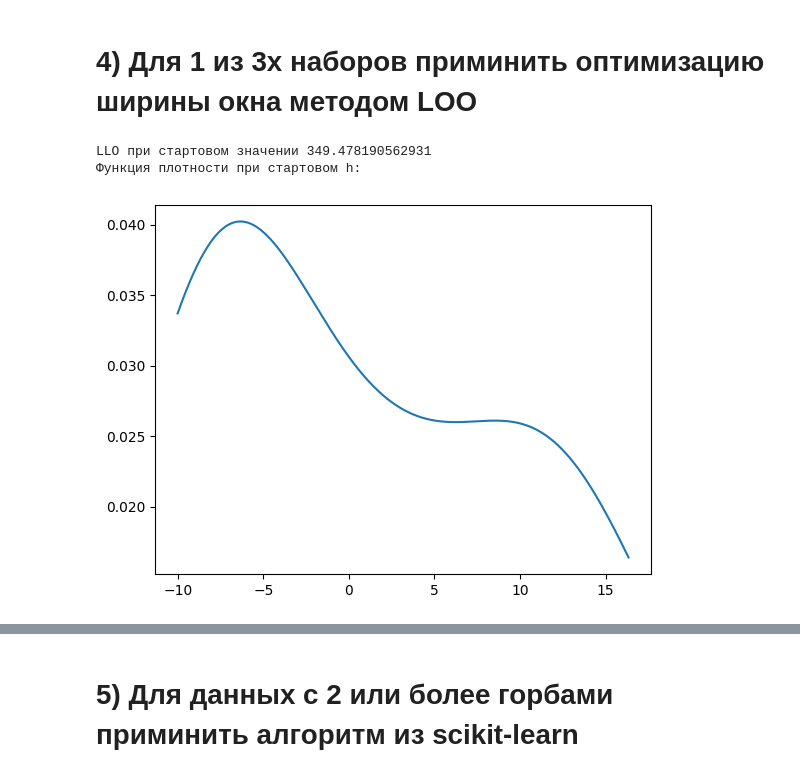
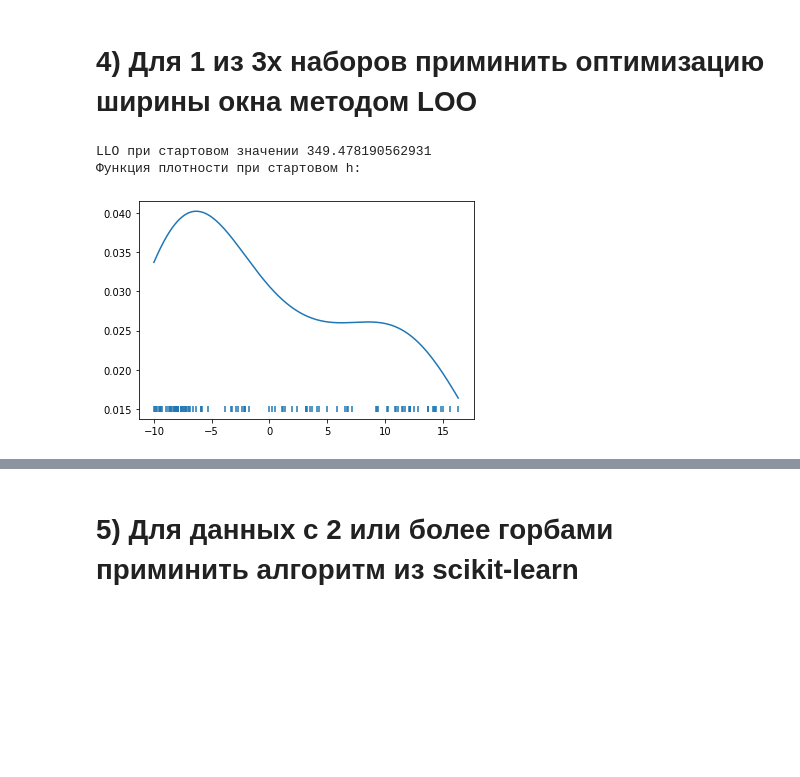
Before and after one commit to 20Nikita/Magistracy.-Homework, a Jupyter notebook: Фундаментальные_концепции_искусственного_интеллекта/L5.ipynb, the cells around one changed output, grey strips where cells are left out. Saved outputs shown, nothing was run; the diff lists cells and outputs as text; code cells hidden in the pictures; blank space fills up the shorter version.

```diff
--- a/Фундаментальные_концепции_искусственного_интеллекта/L5.ipynb
+++ b/Фундаментальные_концепции_искусственного_интеллекта/L5.ipynb
@@ -110,34 +114,36 @@ plt.show()
 # %%
 def LLO(data,h):
     llo = 0
     for i in range(len(data)):
         llo = llo - math.log(p(data[i],copy.copy(data[:i] + data[i+1:]),h=h))
     return llo
 
 def my_sgd_adaptiv(X0, data, lr = 0.1, N_it = 100, gamma = 0.5, delt = 0.001):
     # Движется в 1 направлении охотнее других
     # Adagrad
     x = X0
     Gt = 0
     for i in range(N_it):
         loss = - (LLO(data, x + delt) - LLO(data, x - delt)) / (2 * delt)
         Gt = gamma * Gt + loss**2
         x += (lr/(Gt**(1/2))) * loss
     return x
 
 data = GorbData(100)
 minn = min(data)
 maxx = max(data)
 x = np.arange(minn, maxx, 0.01)
 
 print("LLO при стартовом значении",LLO(data,5))
 print("Функция плотности при стартовом h:")
 plt.plot(x, p(x,data,h=5))
+vector = np.zeros((100)) + 0.015
+plt.scatter(data, vector, marker="|")
 plt.show()
 # %% [output]
 LLO при стартовом значении 349.478190562931
 Функция плотности при стартовом h:
-[figure, old version]
+[figure, new version]
 # %%
 optimym_h = my_sgd_adaptiv(5,data, lr = 0.1, N_it = 100, gamma = 0.5, delt = 0.00001)
 print("Оптимальный h по критерию LLO =",optimym_h)
```
Also changed, not shown: parts of 3 cells of this notebook, 4 other files.
